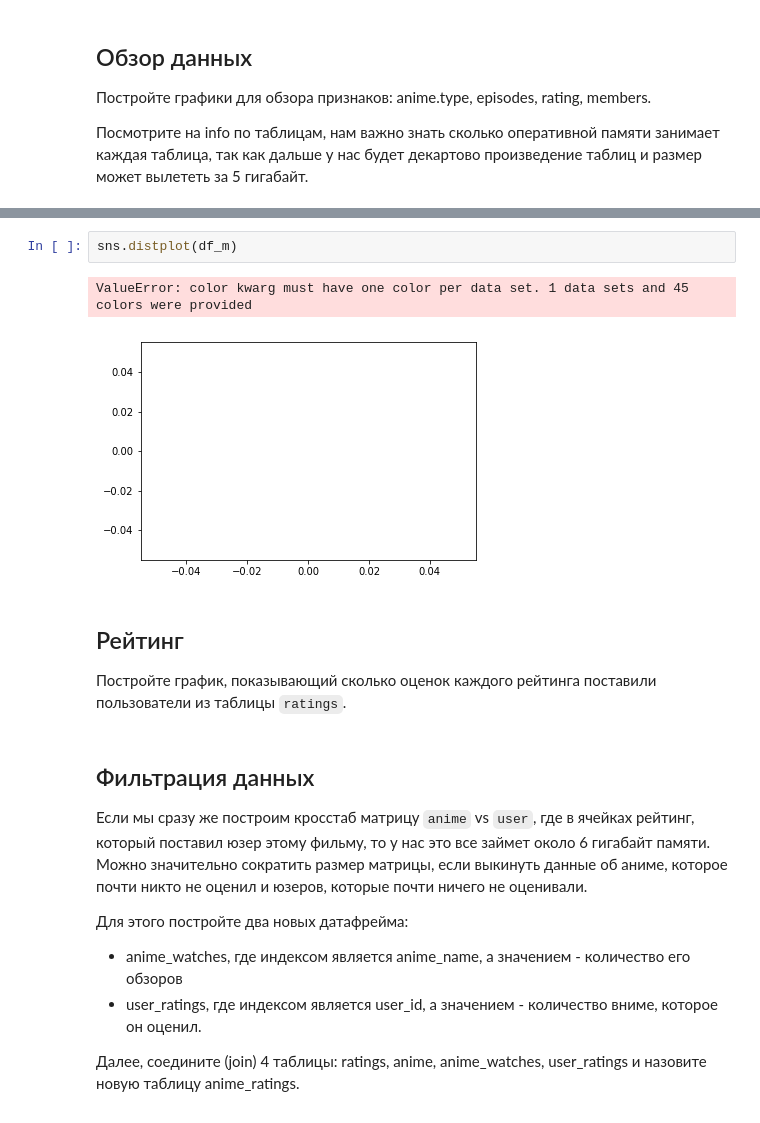
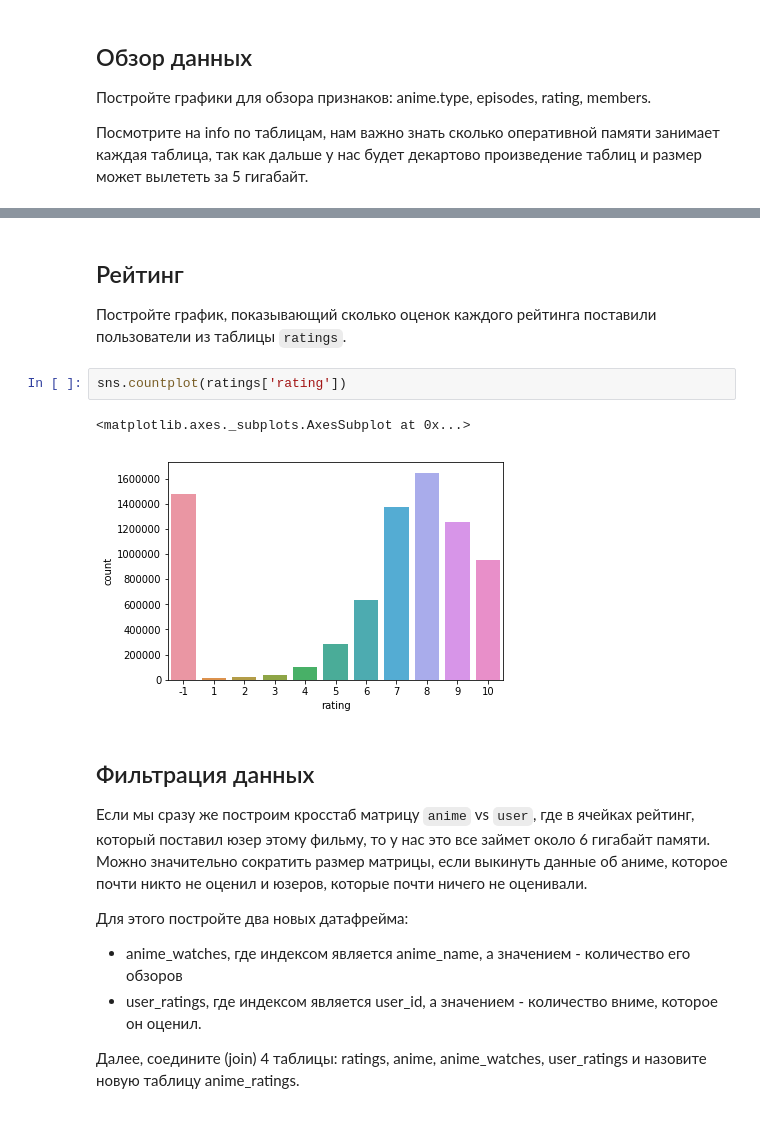
Before and after one commit to evggenshch/7bits_ML_1819, a Jupyter notebook: week05_workshop_05-01-clustering-workshop.ipynb, the cells around one changed output, grey strips where cells are left out. Cells and saved outputs as stored; diff of their text form.

```diff
--- a/week05_workshop_05-01-clustering-workshop.ipynb
+++ b/week05_workshop_05-01-clustering-workshop.ipynb
@@ -210,12 +154,12 @@ with sns.color_palette("cubehelix", 44):
-# %%
-sns.distplot(df_m)
-# %% [output]
-ValueError: color kwarg must have one color per data set. 1 data sets and 45 colors were provided
-[figure, removed]
 # %% [markdown]
 ## Рейтинг
 
 Постройте график, показывающий сколько оценок каждого рейтинга поставили пользователи из таблицы `ratings`.
+# %%
+sns.countplot(ratings['rating'])
+# %% [output]
+<matplotlib.axes._subplots.AxesSubplot at 0x...>
+[figure, added]
 # %% [markdown]
 ## Фильтрация данных
 
```
Also changed, not shown: parts of 23 cells of this notebook, 4 other files.
